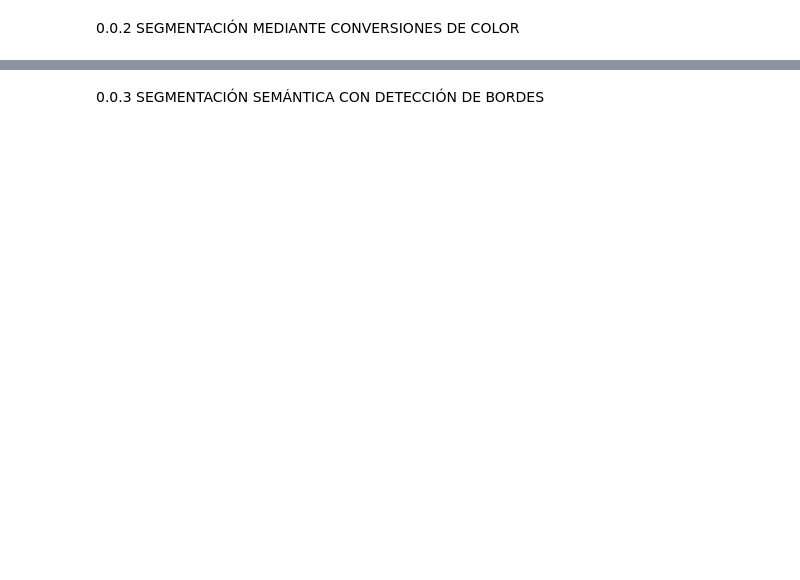
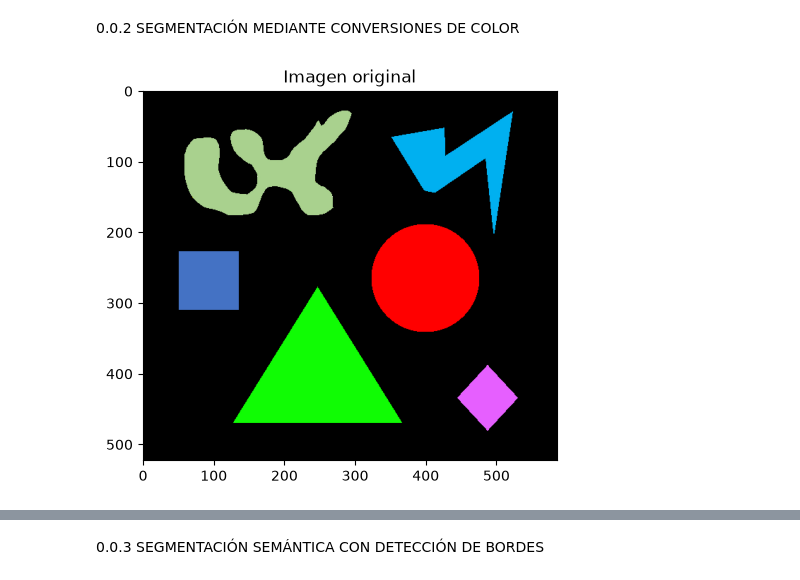
Before and after one commit to Ian-183/practica-machine-learning, a Jupyter notebook: 3_2_3_Image_segmentation.ipynb, the cells around one changed output, grey strips where cells are left out. Cells and saved outputs as stored; diff of their text form; code cells hidden in the pictures; blank space fills up the shorter version.

```diff
--- a/3_2_3_Image_segmentation.ipynb
+++ b/3_2_3_Image_segmentation.ipynb
@@ -77,11 +87,13 @@ plt.show()
 0.0.2 SEGMENTACIÓN MEDIANTE CONVERSIONES DE COLOR
 # %%
 # Imaginamos que queremos segmentar únicamente el círculo
-img = cv2.imread('images/images/figuras.png')
+img = cv2.imread('images/figuras.png')
 img_rgb = cv2.cvtColor(img, cv2.COLOR_BGR2RGB)
 plt.imshow(img_rgb, cmap='gray')
 plt.title('Imagen original')
 plt.show()
+# %% [output]
+[figure, added]
 # %%
 # Obtenemos el canal rojo en bgr la pasición 2 es el color rojo
 R = img[:,:,2]
```
Also changed, not shown: parts of 15 cells of this notebook, 3 other files.
